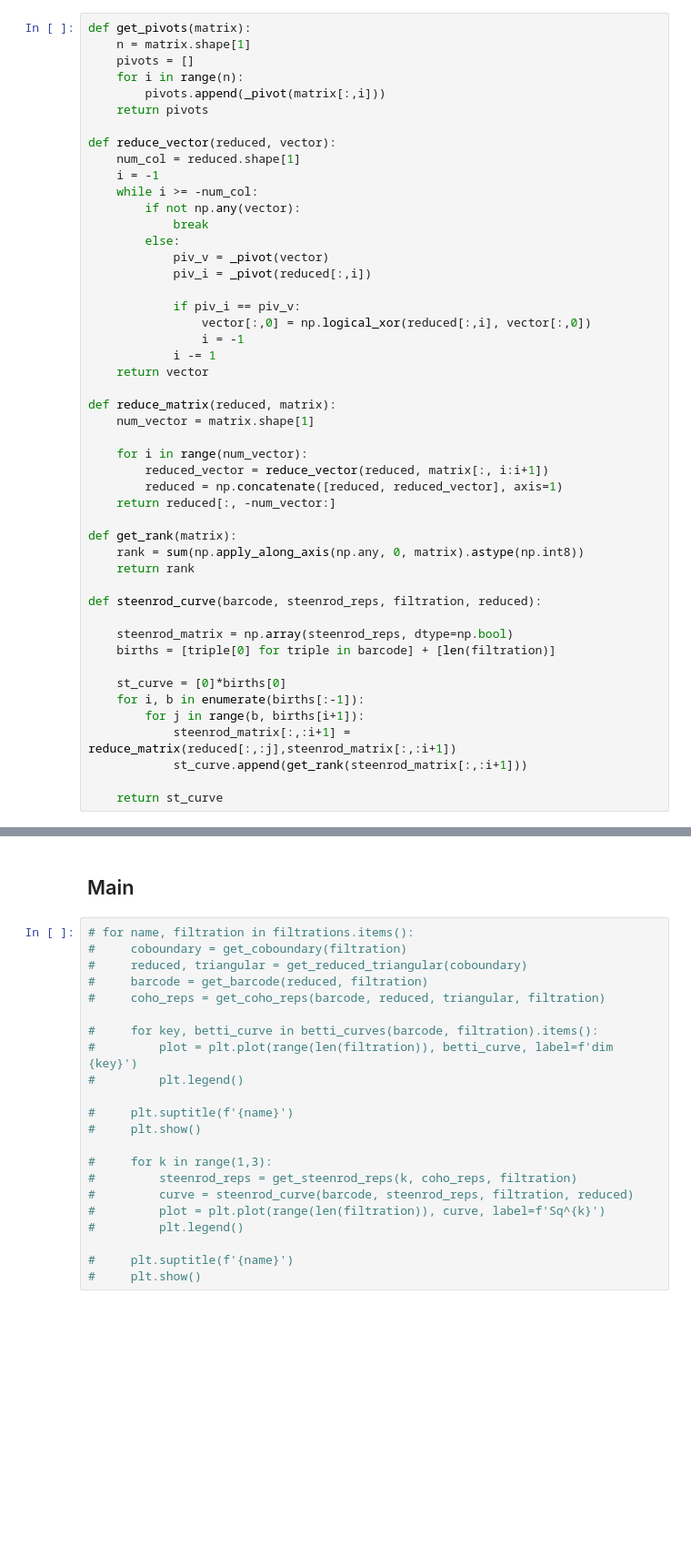
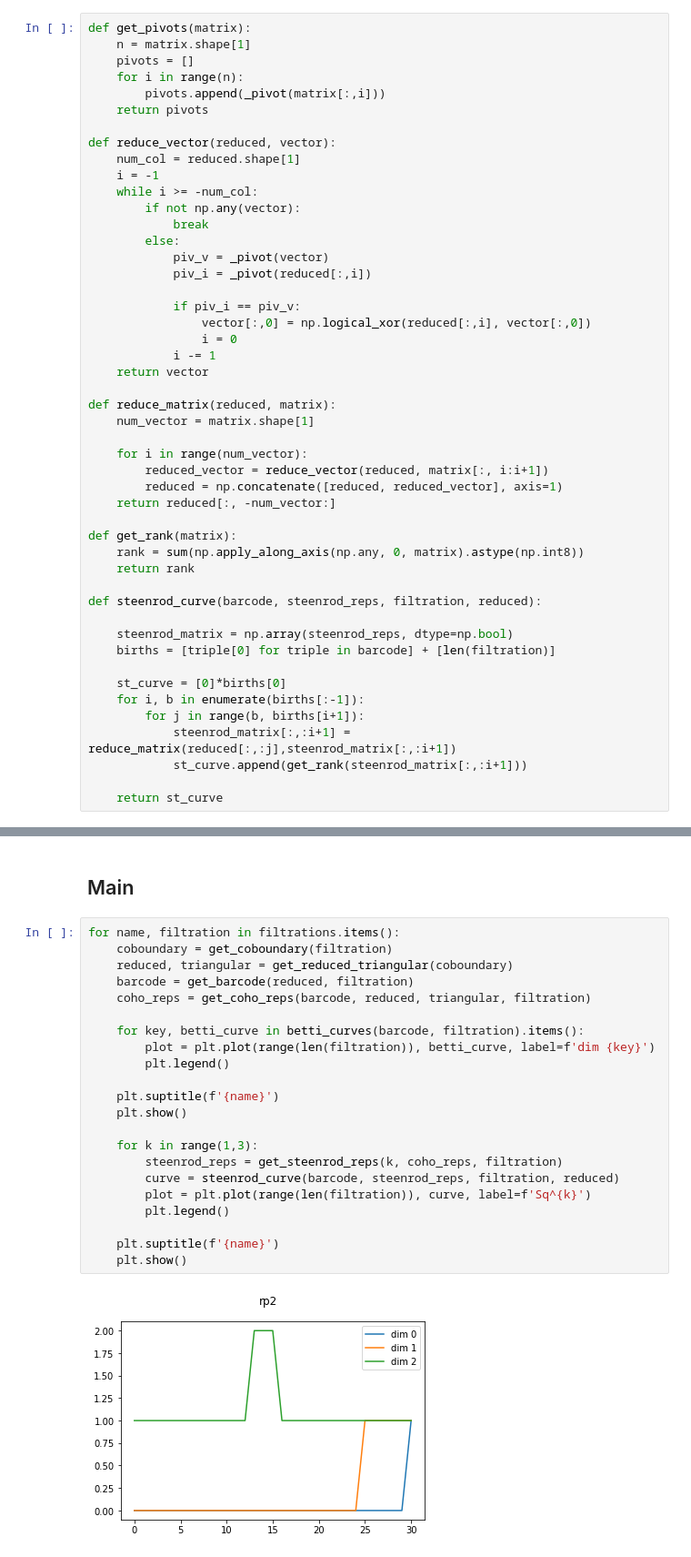
Before and after one commit to Steenroder/steenroder, a Jupyter notebook: steenroder_second_approach.ipynb, the cells around one changed output, grey strips where cells are left out. Shown: that part at 91% size. Saved outputs shown, nothing was run; the diff lists cells and outputs as text; blank space fills up the shorter version.

```diff
--- a/steenroder_second_approach.ipynb
+++ b/steenroder_second_approach.ipynb
@@ -301,7 +301,7 @@ def reduce_vector(reduced, vector):
 
             if piv_i == piv_v:
                 vector[:,0] = np.logical_xor(reduced[:,i], vector[:,0])
-                i = -1
+                i = 0
             i -= 1
     return vector
 
@@ -388,24 +391,26 @@ plt.show()
 # %% [markdown]
 ## Main
 # %%
-# for name, filtration in filtrations.items():
-#     coboundary = get_coboundary(filtration)
-#     reduced, triangular = get_reduced_triangular(coboundary)
-#     barcode = get_barcode(reduced, filtration)
-#     coho_reps = get_coho_reps(barcode, reduced, triangular, filtration)
+for name, filtration in filtrations.items():
+    coboundary = get_coboundary(filtration)
+    reduced, triangular = get_reduced_triangular(coboundary)
+    barcode = get_barcode(reduced, filtration)
+    coho_reps = get_coho_reps(barcode, reduced, triangular, filtration)
 
-#     for key, betti_curve in betti_curves(barcode, filtration).items():
-#         plot = plt.plot(range(len(filtration)), betti_curve, label=f'dim {key}')
-#         plt.legend()
+    for key, betti_curve in betti_curves(barcode, filtration).items():
+        plot = plt.plot(range(len(filtration)), betti_curve, label=f'dim {key}')
+        plt.legend()
 
-#     plt.suptitle(f'{name}')
-#     plt.show()
+    plt.suptitle(f'{name}')
+    plt.show()
 
-#     for k in range(1,3):
-#         steenrod_reps = get_steenrod_reps(k, coho_reps, filtration)
-#         curve = steenrod_curve(barcode, steenrod_reps, filtration, reduced)
-#         plot = plt.plot(range(len(filtration)), curve, label=f'Sq^{k}')
-#         plt.legend()
+    for k in range(1,3):
+        steenrod_reps = get_steenrod_reps(k, coho_reps, filtration)
+        curve = steenrod_curve(barcode, steenrod_reps, filtration, reduced)
+        plot = plt.plot(range(len(filtration)), curve, label=f'Sq^{k}')
+        plt.legend()
 
-#     plt.suptitle(f'{name}')
-#     plt.show()
+    plt.suptitle(f'{name}')
+    plt.show()
+# %% [output]
+[figure, added]
```
Also changed, not shown: parts of 2 cells of this notebook, 4 other files.
